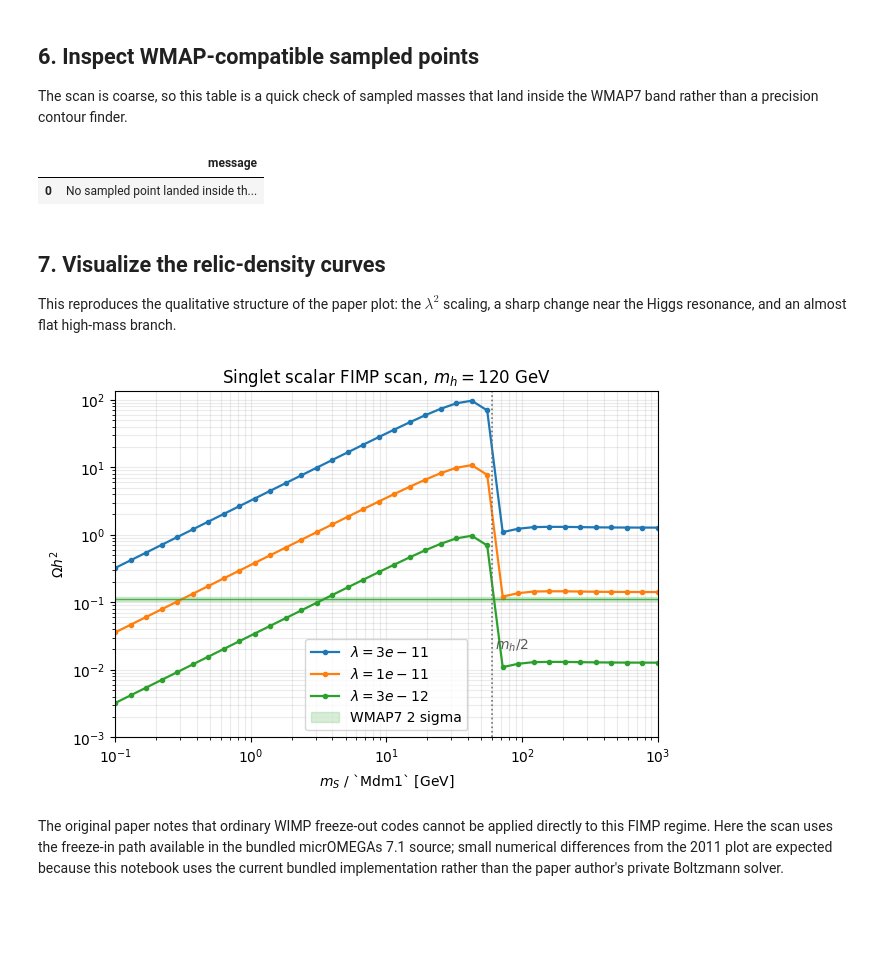
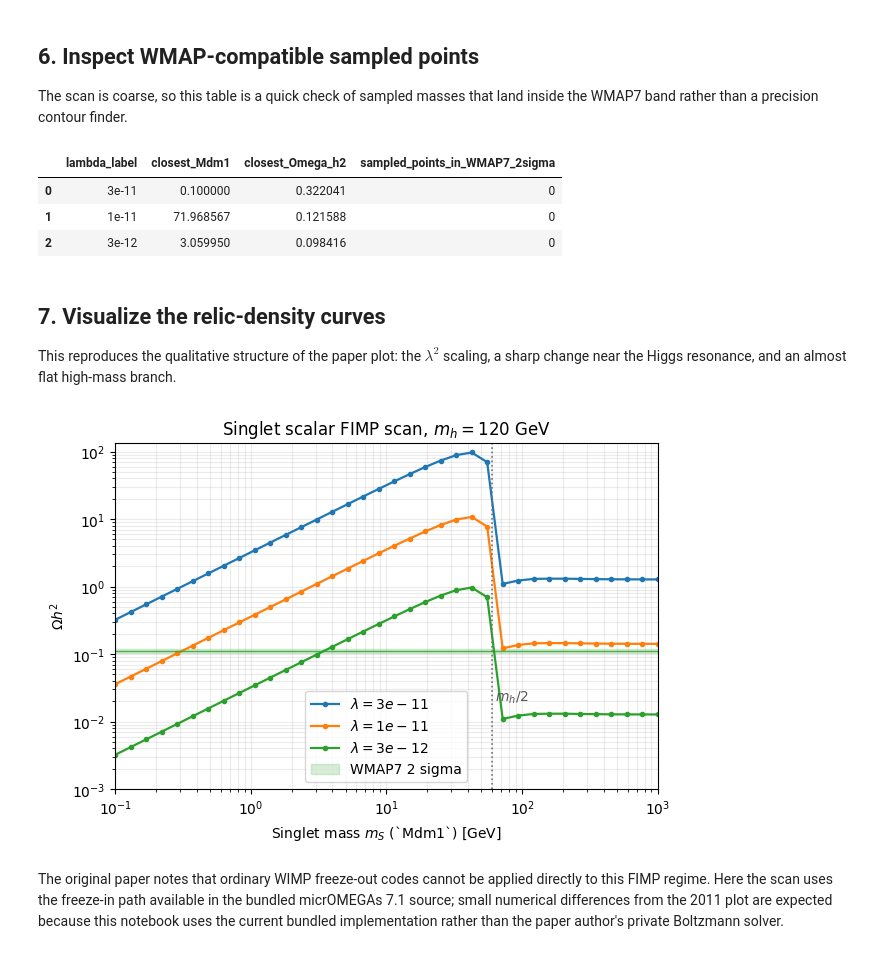
Before and after one commit to gomeshun/pymicromegas, a Jupyter notebook: notebooks/micromegas_demo.ipynb, the cells around one changed output. Cells and saved outputs as stored; diff of their text form; code cells hidden in the pictures; blank space fills up the shorter version.

```diff
--- a/notebooks/micromegas_demo.ipynb
+++ b/notebooks/micromegas_demo.ipynb
@@ -303,14 +302,25 @@ compatible_df = compatible_df[["lambda_label", "Mdm1", "Omega_h2"]].reset_index(
     drop=True
 )
 
-display(
-    compatible_df
-    if not compatible_df.empty
-    else pd.DataFrame([{"message": "No sampled point landed inside the WMAP7 band."}])
-)
+if compatible_df.empty:
+    nearest_df = scan_summary_df.copy()
+    nearest_df["lambda_label"] = nearest_df["lambda"].map(lambda value: f"{value:.0e}")
+    nearest_df = nearest_df[
+        [
+            "lambda_label",
+            "closest_Mdm1",
+            "closest_Omega_h2",
+            "sampled_points_in_WMAP7_2sigma",
+        ]
+    ]
+    display(nearest_df)
+else:
+    display(compatible_df)
 # %% [output]
-|  | message |
-| 0 | No sampled point landed inside th... |
+|  | lambda_label | closest_Mdm1 | closest_Omega_h2 | sampled_points_in_WMAP7_2sigma |
+| 0 | 3e-11 | 0.100000 | 0.322041 | 0 |
+| 1 | 1e-11 | 71.968567 | 0.121588 | 0 |
+| 2 | 3e-12 | 3.059950 | 0.098416 | 0 |
 # %% [markdown]
 ## 7. Visualize the relic-density curves
 
@@ -321,34 +331,34 @@ import matplotlib.pyplot as plt
 fig, ax = plt.subplots(figsize=(7, 4.5))
 for lambda_value in LAMBDA_VALUES:
     subset = scan_df[scan_df["lambda"] == lambda_value]
     ax.loglog(
         subset["Mdm1"],
         subset["Omega_h2"],
         marker="o",
         markersize=3,
         linewidth=1.6,
         label=rf"$\lambda = {lambda_value:.0e}$",
     )
 
 ax.axhspan(
     WMAP7_2SIGMA[0],
     WMAP7_2SIGMA[1],
     color="tab:green",
     alpha=0.18,
     label="WMAP7 2 sigma",
 )
 ax.axhline(WMAP7_OMEGA_H2, color="tab:green", linewidth=1.0, alpha=0.8)
 ax.axvline(BASE_PARAMETERS["Mh"] / 2, color="0.45", linestyle=":", linewidth=1.2)
 ax.text(BASE_PARAMETERS["Mh"] / 2 * 1.05, 2e-2, r"$m_h / 2$", color="0.35")
-ax.set_xlabel(r"$m_S$ / `Mdm1` [GeV]")
+ax.set_xlabel(r"Singlet mass $m_S$ (`Mdm1`) [GeV]")
 ax.set_ylabel(r"$\Omega h^2$")
 ax.set_title(r"Singlet scalar FIMP scan, $m_h = 120$ GeV")
 ax.set_xlim(MASS_GRID[0], MASS_GRID[-1])
 ax.set_ylim(1e-3, max(scan_df["Omega_h2"]) * 1.4)
 ax.grid(True, which="both", alpha=0.25)
 ax.legend()
 plt.show()
 # %% [output]
-[figure, old version]
+[figure, new version]
 # %% [markdown]
 The original paper notes that ordinary WIMP freeze-out codes cannot be applied directly to this FIMP regime. Here the scan uses the freeze-in path available in the bundled micrOMEGAs 7.1 source; small numerical differences from the 2011 plot are expected because this notebook uses the current bundled implementation rather than the paper author's private Boltzmann solver.
```
Also changed, not shown: parts of 2 cells of this notebook.
